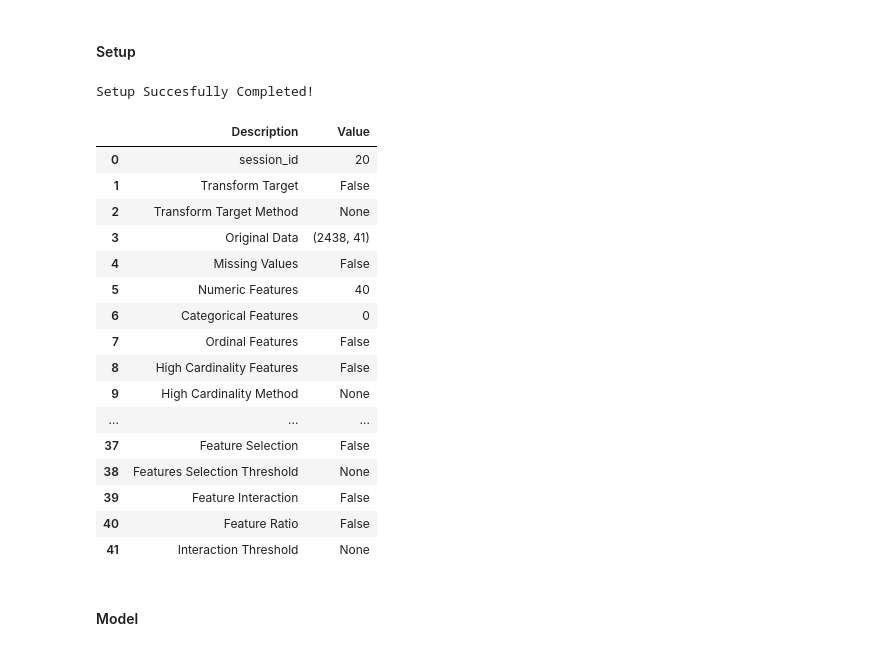
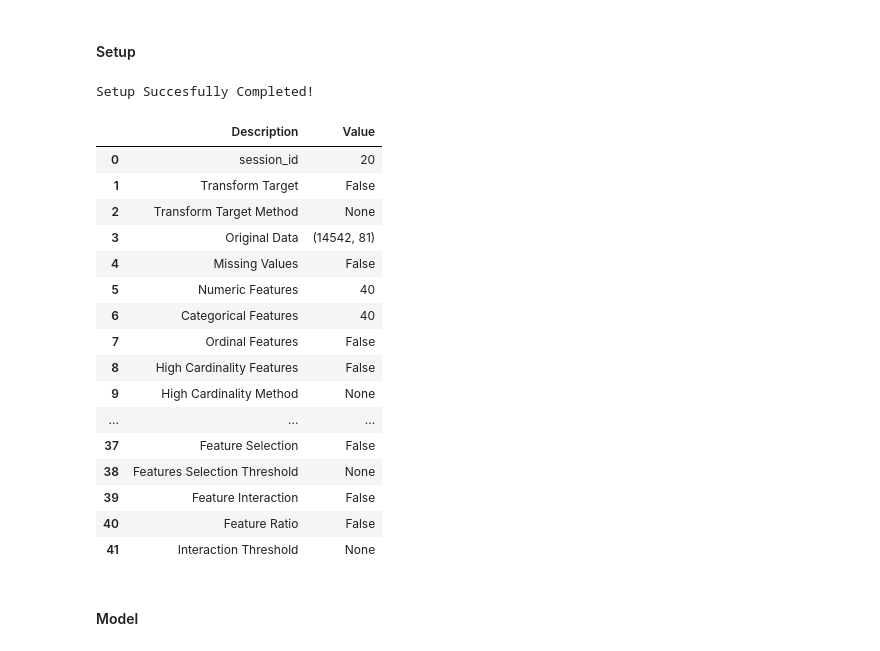
Before and after one commit to negargolestani/kinect_motion_tracking, a Jupyter notebook: regression_ml.ipynb, the cells around one changed output. Saved outputs shown, nothing was run; the diff lists cells and outputs as text; code cells hidden in the pictures.

```diff
--- a/regression_ml.ipynb
+++ b/regression_ml.ipynb
@@ -66,32 +54,39 @@ data = DATA(
+# %%
+target = 'distance_1'
+features = ['rssi', 'status']
+
+train_data = DATA('dataset_02', target, features)
+validation_data = DATA('dataset_03', target, features)
 # %% [markdown]
 # Regression
 # %% [markdown]
 #### Sliding Window
 # %%
 win_size = 20
-step = 5
+step = 1
 
-train_data = data.get_data(idxs_list=np.arange(5,30), win_size=win_size, step=step)
+train_data_segmented = train_data.get_data(win_size=win_size, step=step)
+validation_data_segmented = validation_data.get_data(win_size=win_size, step=step, as_mtx=False)
 # %% [markdown]
 #### Setup
 # %%
-exp_reg = setup(train_data,
+exp_reg = setup(train_data_segmented,
                 train_size = .8,
                 target = 'target',
 #                 normalize = True,
-                silent = True,
+#                 silent = True,
                 session_id = 20
                 )
 # %% [output]
 Setup Succesfully Completed!
 |  | Description | Value |
 | 0 | session_id | 20 |
 | 1 | Transform Target | False |
 | 2 | Transform Target Method | None |
-| 3 | Original Data | (2438, 41) |
+| 3 | Original Data | (14542, 81) |
 | 4 | Missing Values | False |
 | 5 | Numeric Features | 40 |
-| 6 | Categorical Features | 0 |
+| 6 | Categorical Features | 40 |
 | 7 | Ordinal Features | False |
 | 8 | High Cardinality Features | False |
 | 9 | High Cardinality Method | None |
```
Also changed, not shown: parts of 9 cells of this notebook, 3 other files.
